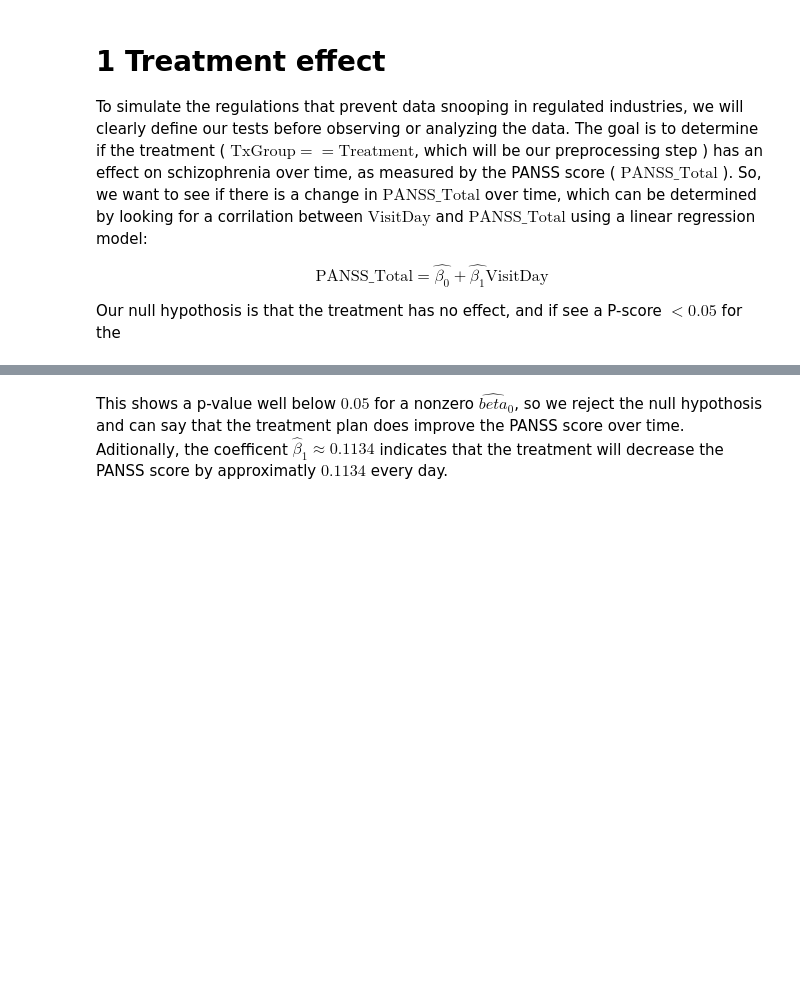
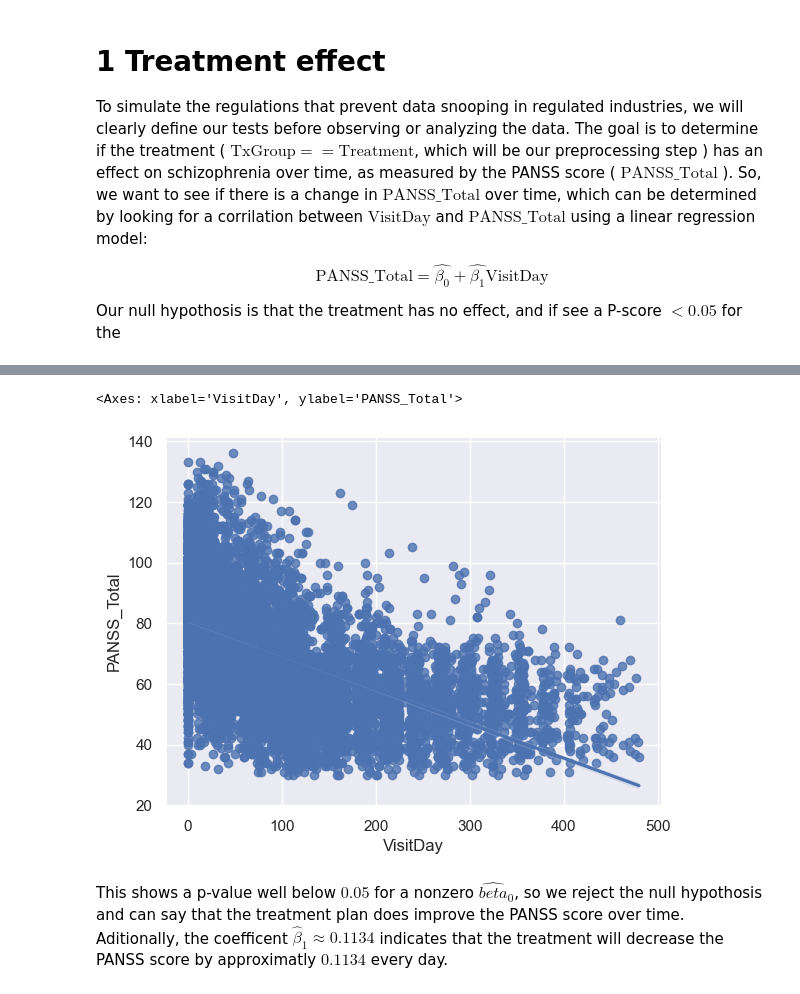
Before and after one commit to AlistairKeiller/STATS-202, a Jupyter notebook: final.ipynb, the cells around one changed output, grey strips where cells are left out. Drawn from its saved outputs; the diff is of its cells as text; code cells hidden in the pictures; blank space fills up the shorter version.

Commit message:
add some plots

```diff
--- a/final.ipynb
+++ b/final.ipynb
@@ -2,6 +2,8 @@
 import pandas as pd
 import os
 import statsmodels.formula.api as smf
+import seaborn as sns
+sns.set_theme()
 # %%
 path = 'FinalProjectData'
 
@@ -51,6 +53,11 @@ OLS Regression Results
 | Kurtosis: | 3.175 | Cond. No. | 184. |
 Notes:
 [1] Standard Errors assume that the covariance matrix of the errors is correctly specified.
+# %%
+sns.regplot(x="VisitDay", y="PANSS_Total", data=data[data["TxGroup"] == "Treatment"])
+# %% [output]
+<Axes: xlabel='VisitDay', ylabel='PANSS_Total'>
+[figure, added]
 # %% [markdown]
 This shows a p-value well below $0.05$ for a nonzero $\hat{beta}_0$, so we reject the null hypothosis and can say that the treatment plan does improve the PANSS score over time. Aditionally, the coefficent $\hat{\beta}_1\approx 0.1134$ indicates that the treatment will decrease the PANSS score by approximatly $0.1134$ every day.
 # %%
```
Also changed, not shown: parts of 3 cells of this notebook, 1 other file.
